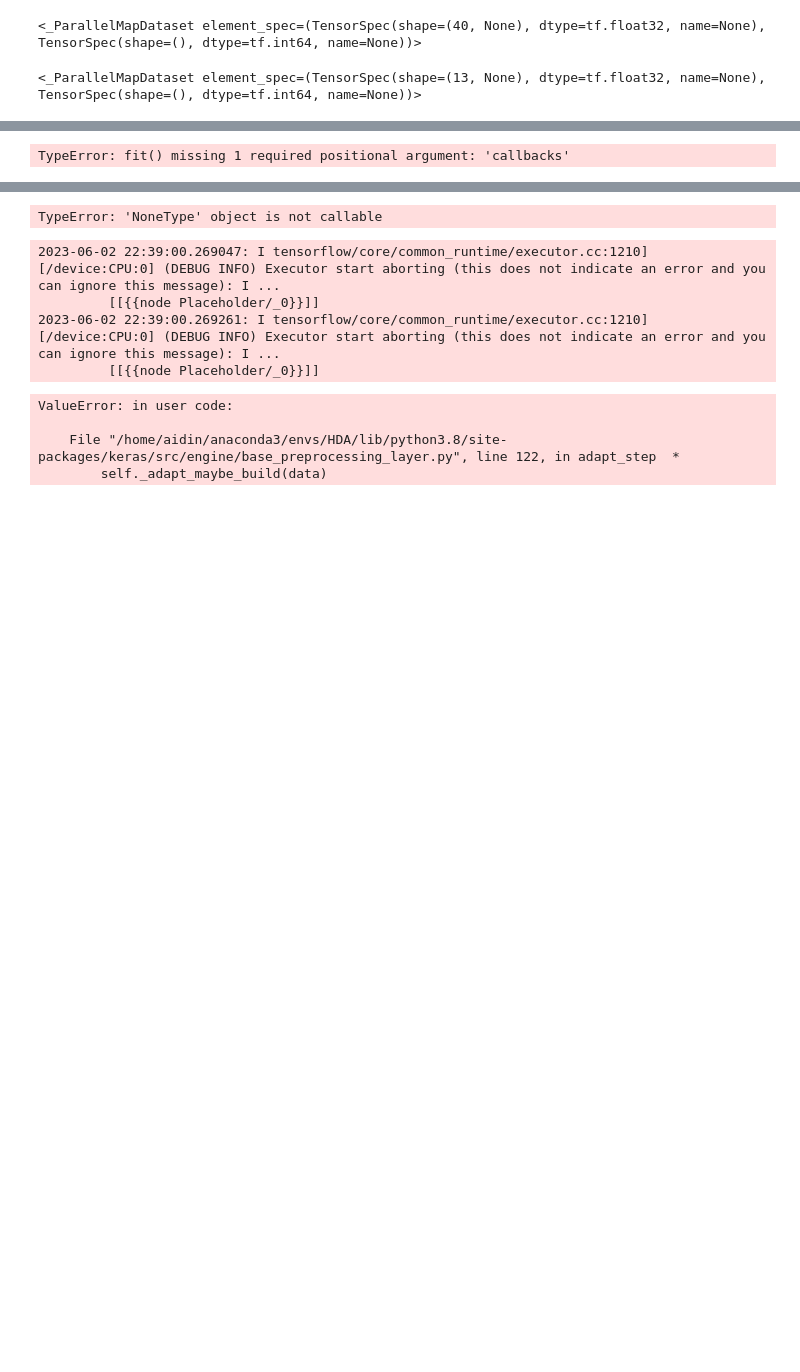
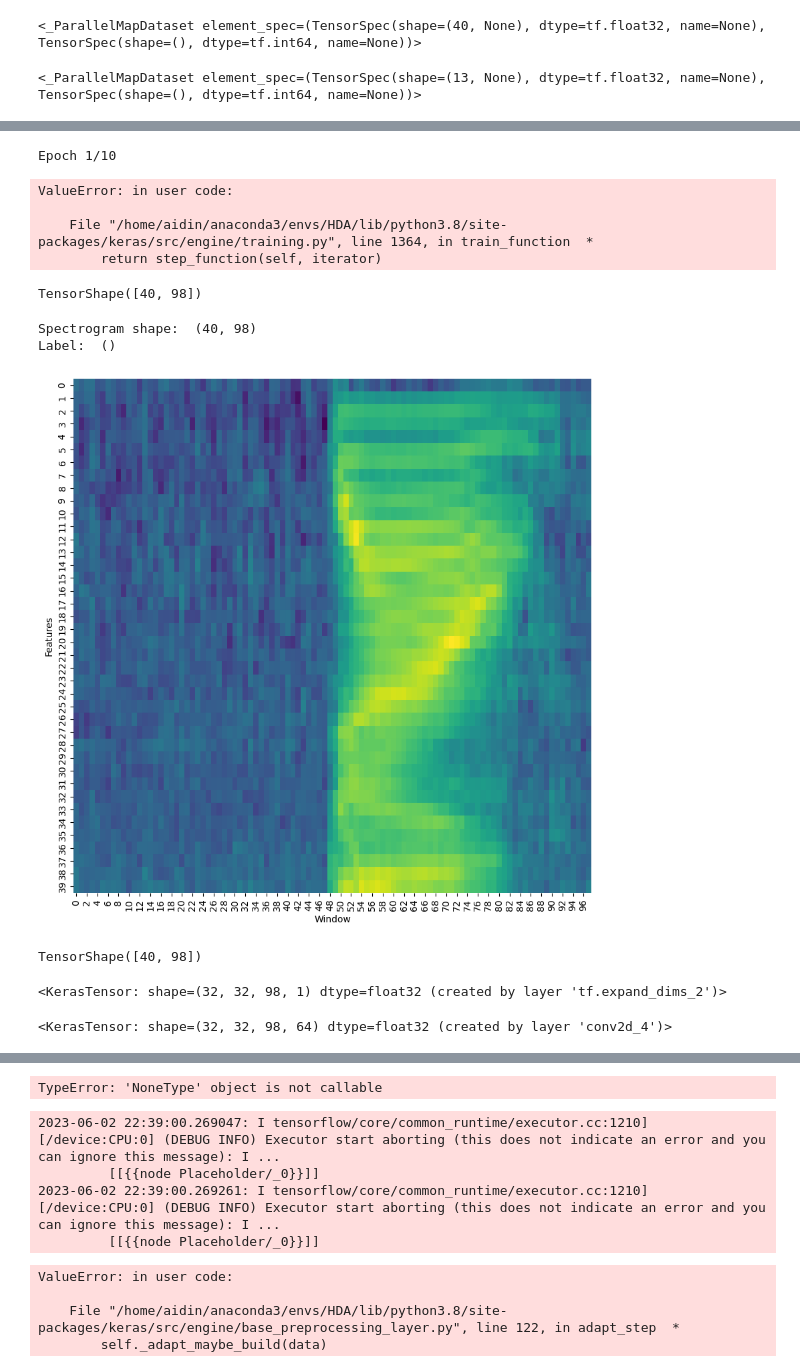
Before and after one commit to aidinattar/AudioKWS, a Jupyter notebook: examples.ipynb, the cells around one changed output, grey strips where cells are left out. Cells and saved outputs as stored; diff of their text form; code cells hidden in the pictures; blank space fills up the shorter version.

```diff
--- a/examples.ipynb
+++ b/examples.ipynb
@@ -200,0 +183,5 @@ Label:  11
+# %%
+for i, (spectrogram_batch, label_batch) in enumerate(train.take(1)):
+    for spectrogram in spectrogram_batch:
+        spectrogram_shape = tf.shape(spectrogram)
+        print("Spectrogram shape:", spectrogram_shape)
@@ -239,7 +220,9 @@ Trainable params: 379683 (1.45 MB)
 Non-trainable params: 3 (16.00 Byte)
 _________________________________________________________________
 None
-# %%
-model.compile(
-    loss=
-)
+# %%
+model.compile(
+    loss=tf.keras.losses.SparseCategoricalCrossentropy(from_logits=True),
+    optimizer=tf.keras.optimizers.Adam(),
+    metrics=['accuracy'],
+)
@@ -252,6 +240,32 @@ model_checkpoint_callback = tf.keras.callbacks.ModelCheckpoint(
     mode='max',
     save_best_only=True
 )
-model.fit(epochs=10, )
+history = model.fit(
+    epochs=10,
+    callbacks=[model_checkpoint_callback],
+    verbose=1,
+    return_history=True,)
 # %% [output]
-TypeError: fit() missing 1 required positional argument: 'callbacks'
+Epoch 1/10
+ValueError: in user code:
+
+    File "/home/aidin/anaconda3/envs/HDA/lib/python3.8/site-packages/keras/src/engine/training.py", line 1364, in train_function  *
+        return step_function(self, iterator)
+# %%
+model.input_shape
+# %% [output]
+TensorShape([40, 98])
+# %%
+for i, (spectrogram, label) in enumerate(model.train_ds.take(1)):
+  print('Spectrogram shape: ', spectrogram.shape)
+  print('Label: ', label.shape)
+  fig, ax = plt.subplots(1, figsize=(10, 10))
+  plot_features(spectrogram.numpy(), ax)
+# %% [output]
+Spectrogram shape:  (40, 98)
+Label:  ()
+[figure, added]
+# %%
+model.input_shape
+# %% [output]
+TensorShape([40, 98])
@@ -257,0 +281,14 @@ TypeError: fit() missing 1 required positional argument: 'callbacks'
+# %%
+a = tf.expand_dims(a, -1)
+a
+# %% [output]
+<KerasTensor: shape=(32, 32, 98, 1) dtype=float32 (created by layer 'tf.expand_dims_2')>
+# %%
+Conv2D(
+    filters=64,
+    kernel_size=(20,8),
+    activation='relu',
+    padding='same',
+)(a)
+# %% [output]
+<KerasTensor: shape=(32, 32, 98, 64) dtype=float32 (created by layer 'conv2d_4')>
```
Also changed, not shown: parts of 24 cells of this notebook.
